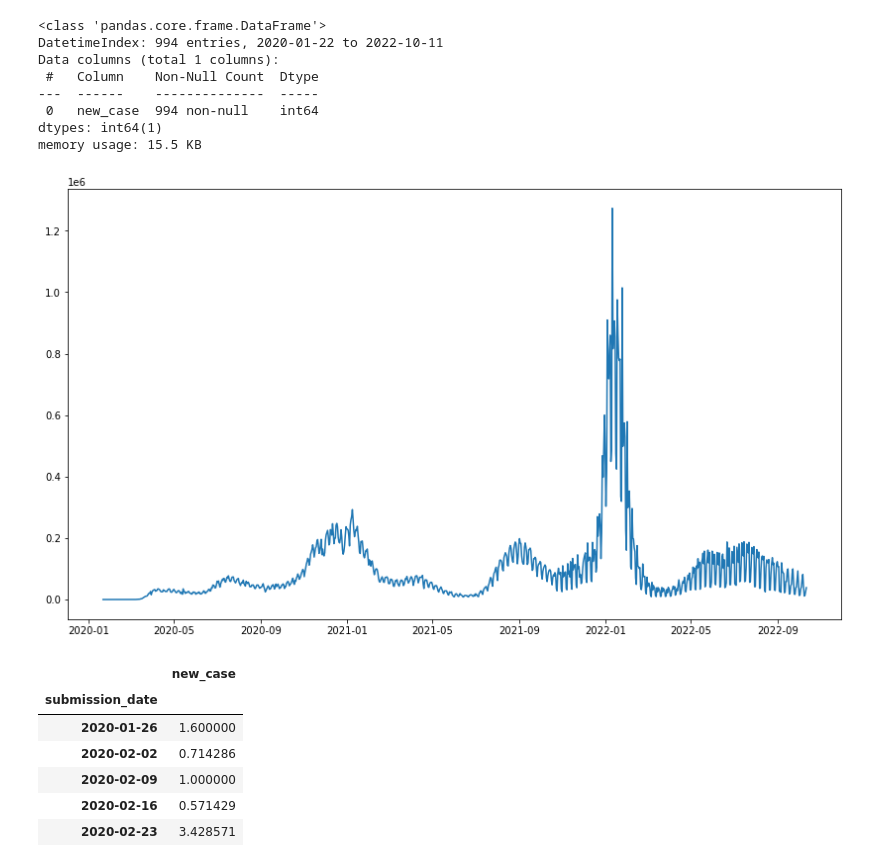
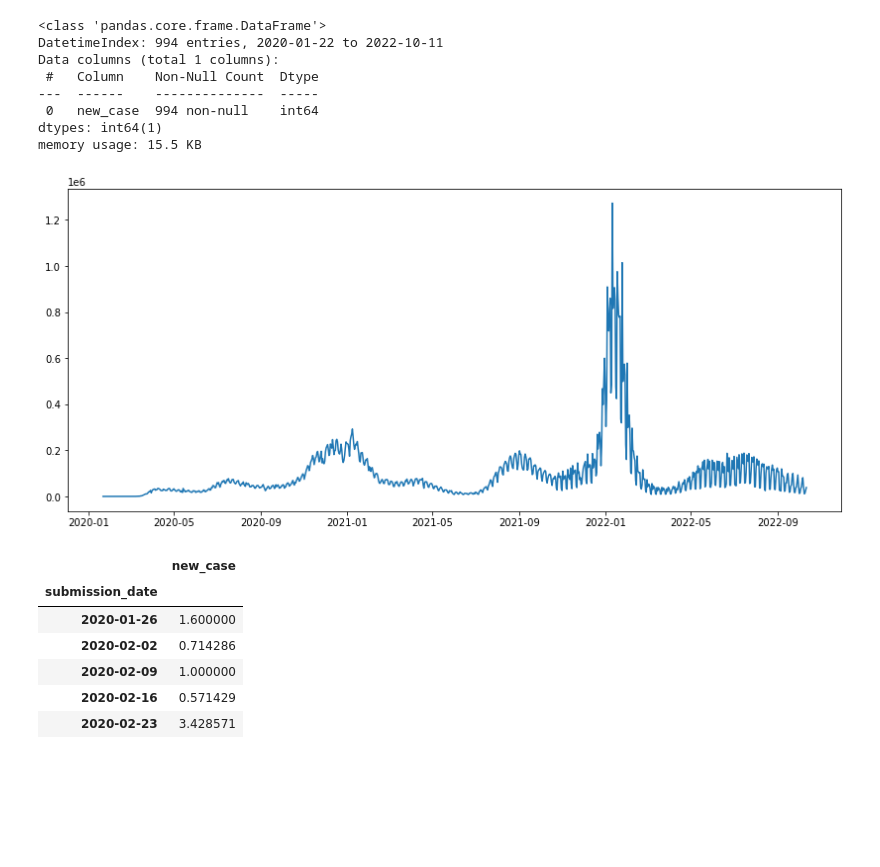
Before and after one commit to DeeVerma1/Project-4, a Jupyter notebook: code/02.1 - EDA_COVID_Cases.ipynb, the cells around one changed output. Cells and saved outputs as stored; diff of their text form; code cells hidden in the pictures; blank space fills up the shorter version.

Commit message:
adding image folder

```diff
--- a/code/02.1 - EDA_COVID_Cases.ipynb
+++ b/code/02.1 - EDA_COVID_Cases.ipynb
@@ -59,3 +38,5 @@ memory usage: 2.7+ MB
 # %%
-df_cases.set_index('submission_date', inplace=True)
-df_cases.sort_index(inplace=True)
+covid = covid[['submission_date','state','tot_cases','new_case','tot_death','new_death']]
+covid.set_index('submission_date', inplace=True)
+covid.sort_index(inplace=True)
+covid
@@ -96,8 +62,8 @@ Name: new_case, Length: 8121, dtype: int64
 # %%
 col =['tot_cases', 'new_case', 'tot_death', 'new_death']
 for c in col:
-    df_cases[c] = df_cases[c].map( lambda x: x.replace(',','')).astype(int)
-df_cases.info()
+    covid[c] = covid[c].map( lambda x: x.replace(',','')).astype(int)
+covid.info()
 # %% [output]
 <class 'pandas.core.frame.DataFrame'>
 DatetimeIndex: 59640 entries, 2020-01-22 to 2022-10-11
@@ -139,0 +93,4 @@ df_cases.head(70)
+# %%
+# Creating a copy of dataset to perform EDA
+df = covid.copy()
+df
@@ -166,5 +127,0 @@ _____
-# %%
-# Creating a copy of dataset to perform EDA
-df_deaths = df_cases.copy()
-
-df = df_cases.copy()
@@ -196,8 +137,8 @@ Data columns (total 1 columns):
 dtypes: int64(1)
 memory usage: 15.5 KB
 # %%
-plt.figure(figsize=(14,8))
+plt.figure(figsize=(14,6))
 plt.plot(df['new_case']);
 # %% [output]
-[figure, old version]
+[figure, new version]
 # %%
```
Also changed, not shown: parts of 67 cells of this notebook, 5 other files.
